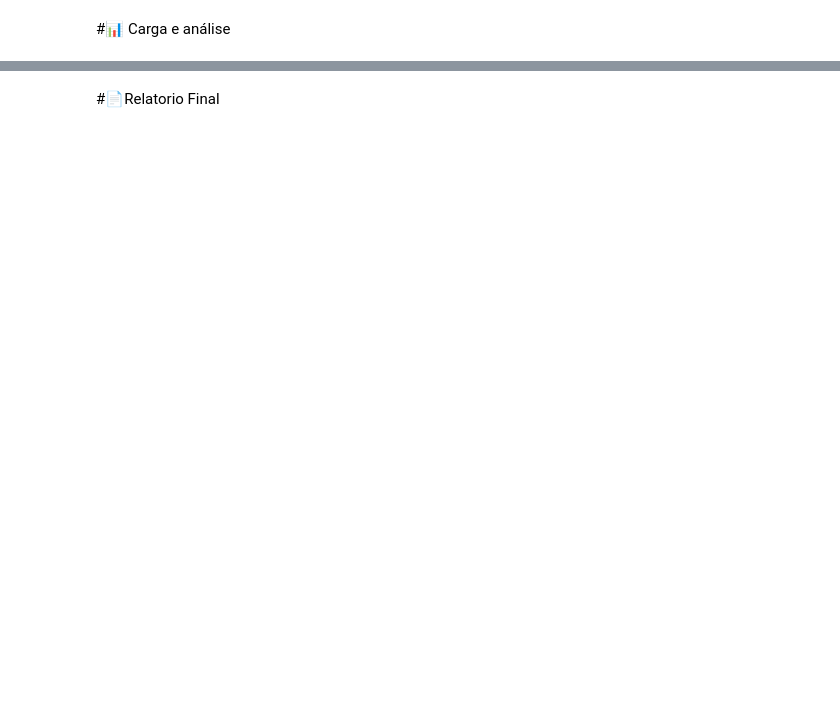
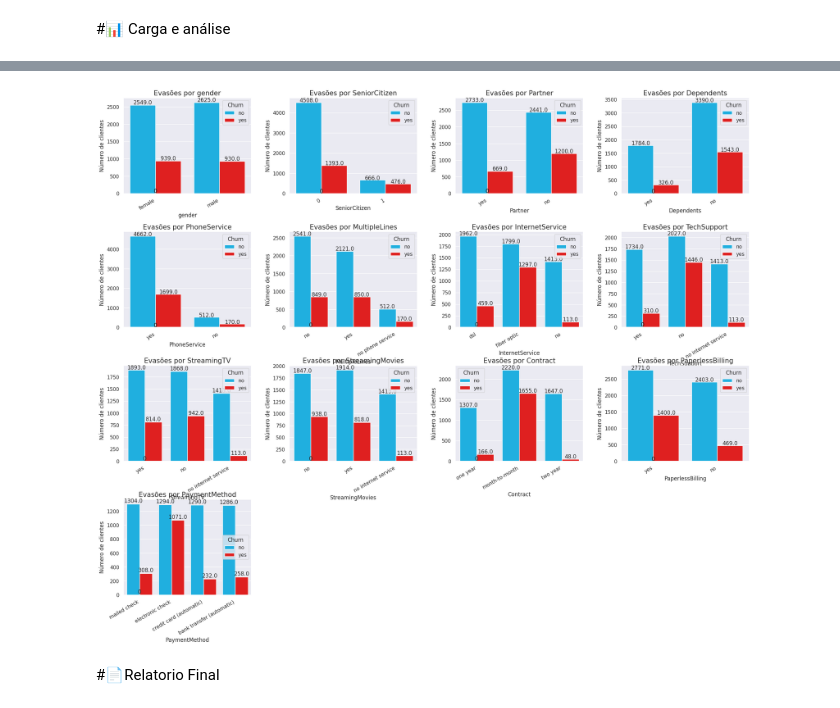
Before and after one commit to luisfmcastro/ChallengeAluraTelecomX, a Jupyter notebook: TelecomX_BR.ipynb, the cells around one changed output, grey strips where cells are left out. Cells and saved outputs as stored; diff of their text form; code cells hidden in the pictures; blank space fills up the shorter version.

```diff
--- a/TelecomX_BR.ipynb
+++ b/TelecomX_BR.ipynb
@@ -201,2 +231,33 @@ df.head()
+# %%
+lista_analise = ['gender', 'SeniorCitizen', 'Partner', 'Dependents', 'PhoneService', 'MultipleLines', 'InternetService', 'TechSupport', 'StreamingTV', 'StreamingMovies', 'Contract', 'PaperlessBilling', 'PaymentMethod']
+# %%
+n = list(enumerate(lista_analise))
+
+sns.set(rc = {'figure.figsize':(25,20)})
+
+for i in n:
+
+    plt.subplot(4, 4,  i[0]+1)
+    ax = sns.countplot(data = df,
+                    x = i[1],
+                    hue = 'Churn',
+                    palette = {'deepskyblue', 'red'},
+                    )
+    plt.xticks(rotation=30, ha='right')
+    ax.set_title(f'Evasões por {i[1]}', fontsize = 15)
+    ax.set_ylabel('Número de clientes', fontsize = 12)
+    ax.set_xlabel(i[1], fontsize = 12)
+
+    for p in ax.patches:
+        height = p.get_height()
+        ax.text(p.get_x()+p.get_width()/2.,
+        height + 20,
+        '{:1}'.format((height)),
+        ha='center',
+        size = 12)
+plt.subplots_adjust(hspace=0.4, wspace=0.3)
+plt.show()
+# %% [output]
+[figure, added]
 # %% [markdown]
 #📄Relatorio Final
```
Also changed, not shown: parts of 11 cells of this notebook.
